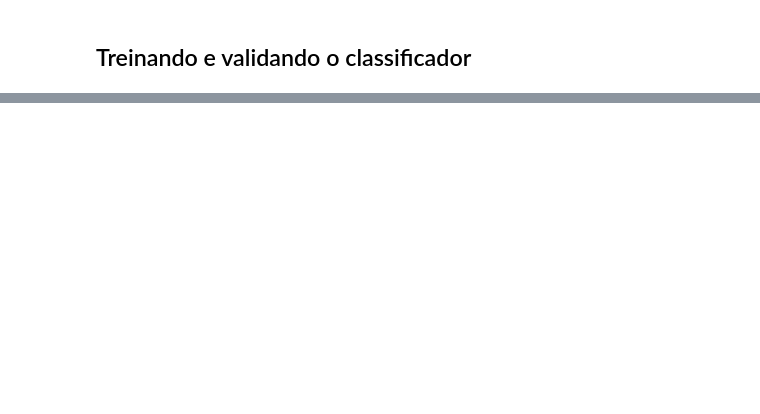
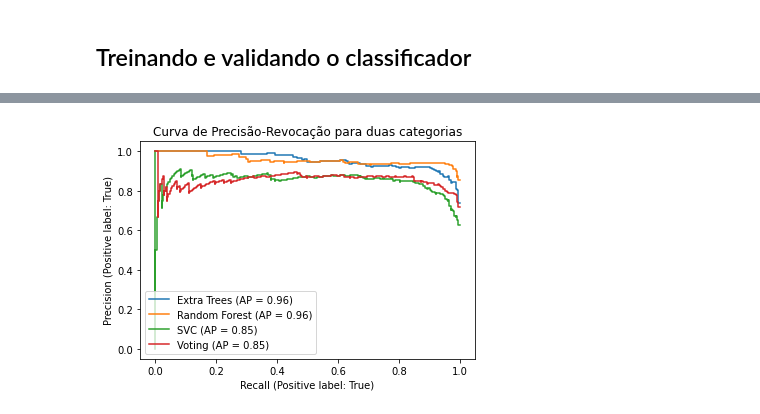
Before and after one commit to fccoelho/text-mining-cientistas-sociais, a Jupyter notebook: Capitulo_5.ipynb, the cells around one changed output, grey strips where cells are left out. Saved outputs shown, nothing was run; the diff lists cells and outputs as text; code cells hidden in the pictures; blank space fills up the shorter version.

```diff
--- a/Capitulo_5.ipynb
+++ b/Capitulo_5.ipynb
@@ -108,7 +99,7 @@ def gera_docv(n):
 ## Preparando os dados treinamento do Classificador
 Abaixo vamos calcular os vetores dos documentos no espaço definido pelo W2V. Como este é um processo longo vamos salvar o resultado, para não ter que re-gerar os vetores de documento das próximas vezes.
 # %%
-if os.path.exists('doc_feature_matrix.csv.gz')
+if os.path.exists('doc_feature_matrix.csv.gz'):
     data = pd.read_csv('doc_feature_matrix.csv.gz')
 else:
     gerador = gera_docv(10000)
@@ -233,3 +211,4 @@ def plot_roc(probas):
 # %%
-rfclf = RandomForestClassifier(n_estimators=400, criterion='entropy', n_jobs=-1, min_samples_leaf=3, warm_start=True, verbose=0)
-etclf = ExtraTreesClassifier(n_estimators=400, n_jobs=-1,min_samples_leaf=3, warm_start=True, verbose=0)
+rfclf = make_pipeline(StandardScaler(),RandomForestClassifier(n_estimators=400, criterion='entropy', n_jobs=-1, min_samples_leaf=3, warm_start=True, verbose=0))
+etclf = make_pipeline(StandardScaler(),ExtraTreesClassifier(n_estimators=400, n_jobs=-1,min_samples_leaf=3, warm_start=True, verbose=0))
+svcclf = make_pipeline(StandardScaler(),SVC(probability=True))
@@ -354,0 +309,17 @@ X_train_counts
+# %%
+display = PrecisionRecallDisplay.from_estimator(
+    etclf, Xtest, Ytest, name="Extra Trees"
+)
+ax = plt.gca()
+PrecisionRecallDisplay.from_estimator(
+    rfclf, Xtest, Ytest, name="Random Forest", ax=ax
+)
+PrecisionRecallDisplay.from_estimator(
+    svcclf, Xtest, Ytest, name="SVC", ax=ax
+)
+PrecisionRecallDisplay.from_estimator(
+    vcclf, Xtest, Ytest, name="Voting", ax=ax
+)
+_ = display.ax_.set_title("Curva de Precisão-Revocação para duas categorias")
+# %% [output]
+[figure, added]
```
Also changed, not shown: parts of 27 cells of this notebook, 12 other files.
